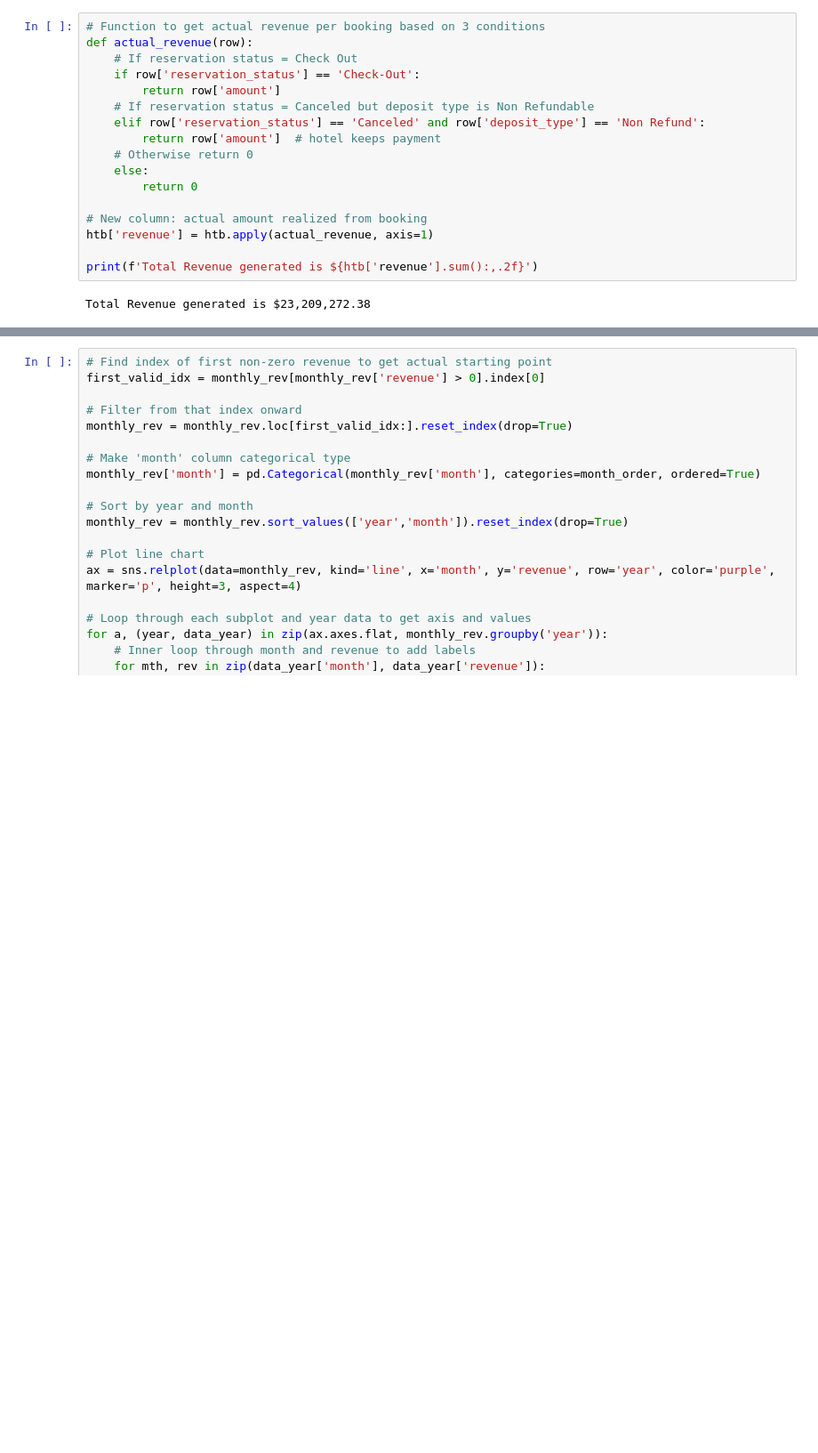
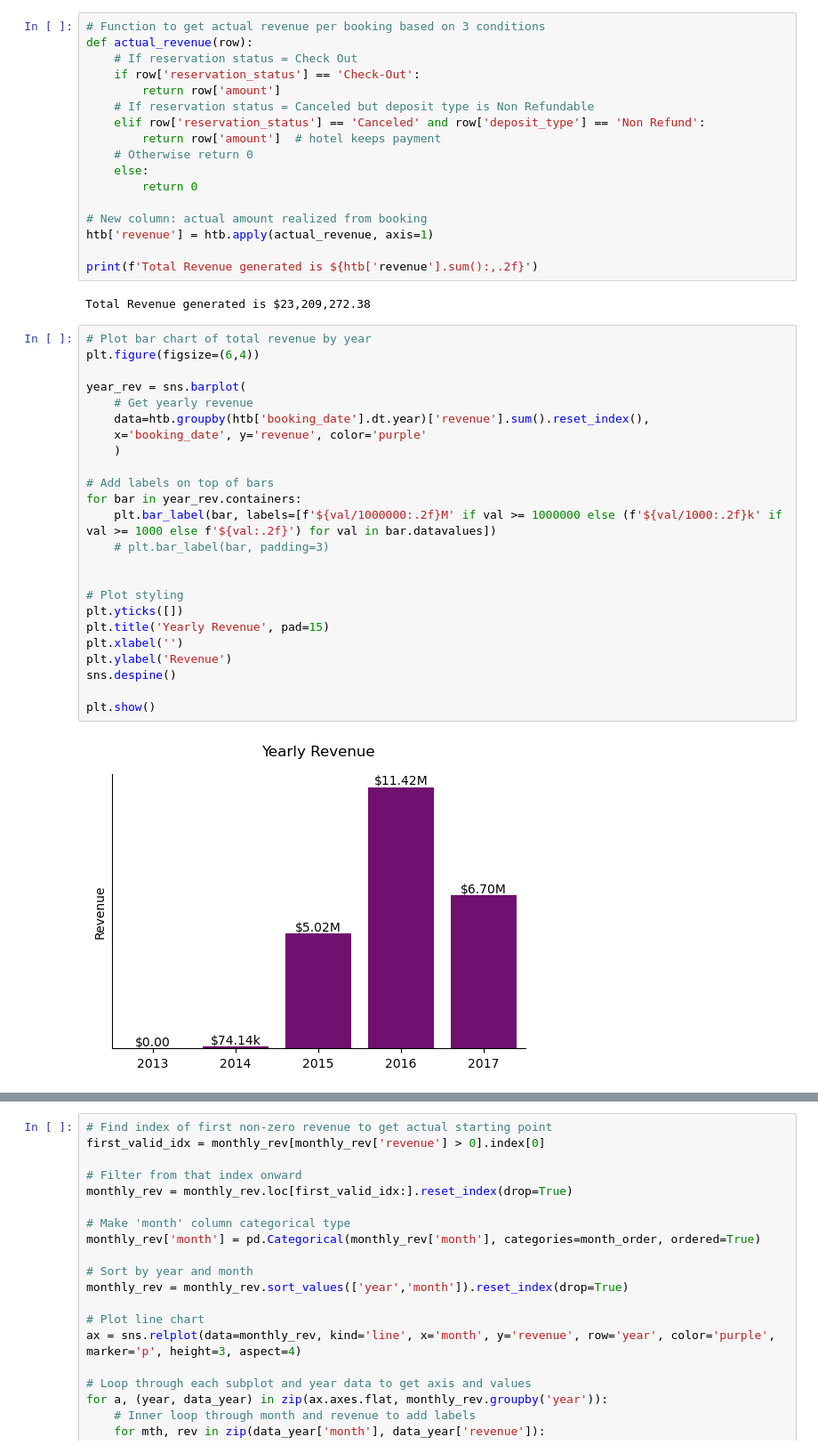
Before and after one commit to AdesanyaAzeez/Hotel-Booking-Analysis, a Jupyter notebook: 5_Revenue_Performance.ipynb, the cells around one changed output, grey strips where cells are left out. Shown: that part at 89% size. Cells and saved outputs as stored; diff of their text form; blank space fills up the shorter version.

```diff
--- a/5_Revenue_Performance.ipynb
+++ b/5_Revenue_Performance.ipynb
@@ -103,6 +103,32 @@ htb['revenue'] = htb.apply(actual_revenue, axis=1)
 print(f'Total Revenue generated is ${htb['revenue'].sum():,.2f}')
 # %% [output]
 Total Revenue generated is $23,209,272.38
+# %%
+# Plot bar chart of total revenue by year
+plt.figure(figsize=(6,4))
+
+year_rev = sns.barplot(
+    # Get yearly revenue
+    data=htb.groupby(htb['booking_date'].dt.year)['revenue'].sum().reset_index(),
+    x='booking_date', y='revenue', color='purple'
+    )
+
+# Add labels on top of bars
+for bar in year_rev.containers:
+    plt.bar_label(bar, labels=[f'${val/1000000:.2f}M' if val >= 1000000 else (f'${val/1000:.2f}k' if val >= 1000 else f'${val:.2f}') for val in bar.datavalues])
+    # plt.bar_label(bar, padding=3)
+
+
+# Plot styling
+plt.yticks([])
+plt.title('Yearly Revenue', pad=15)
+plt.xlabel('')
+plt.ylabel('Revenue')
+sns.despine()
+
+plt.show()
+# %% [output]
+[figure, added]
 # %%
 # Create a ordered list of month abbrevations
 month_order = ['Jan', 'Feb', 'Mar', 'Apr', 'May', 'Jun', 'Jul', 'Aug', 'Sep', 'Oct', 'Nov', 'Dec']
```
Also changed, not shown: parts of 3 cells of this notebook, 7 other files.
